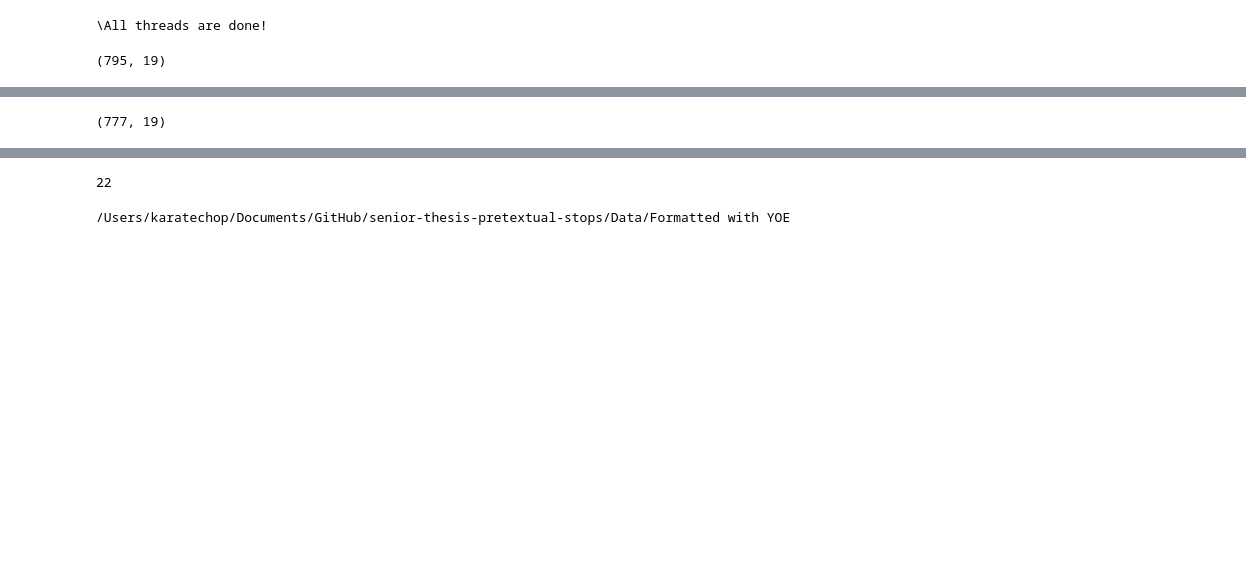
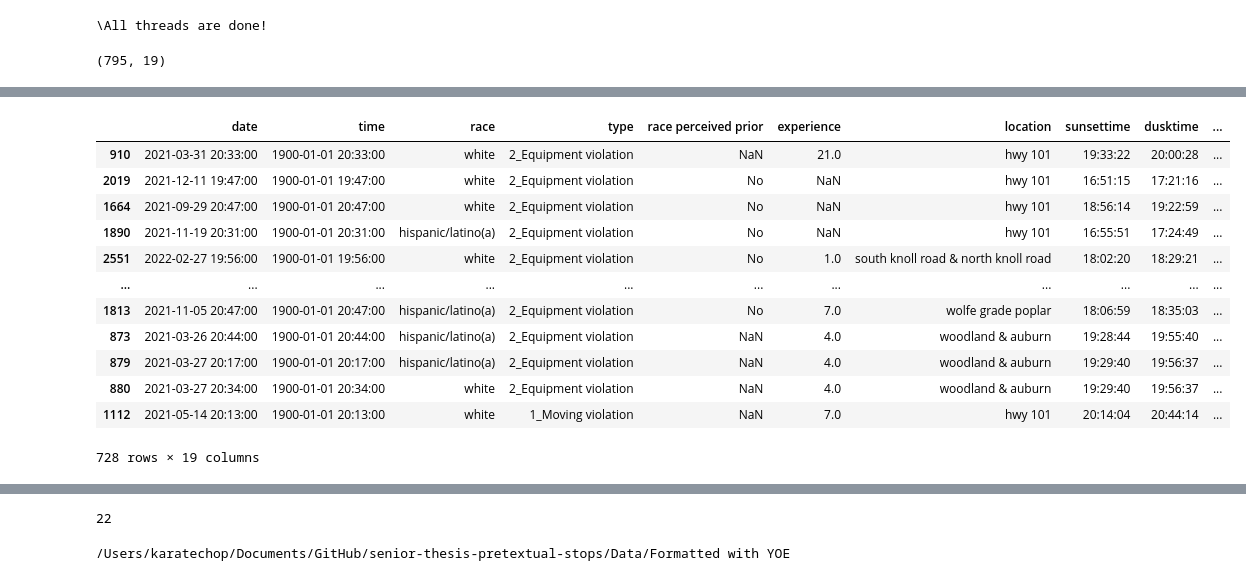
Before and after one commit to kch0p/senior-thesis-pretextual-stops, a Jupyter notebook: Notebooks/Novel/YOE GEOCODING.ipynb, the cells around one changed output, grey strips where cells are left out. Saved outputs shown, nothing was run; the diff lists cells and outputs as text; code cells hidden in the pictures; blank space fills up the shorter version.

```diff
--- a/Notebooks/Novel/YOE GEOCODING.ipynb
+++ b/Notebooks/Novel/YOE GEOCODING.ipynb
@@ -371,25 +382,39 @@ marin_zips = [i for i in marin_zips['zip']]
 # %%
+MARIN_lat_lon = pd.concat([MARIN1,MARIN2,MARIN3,MARIN4])
+
 marin_zips = pd.read_csv('marin_zips - Sheet1.csv')
 marin_zips['zip'] = marin_zips['ZIP Code'].str[-5:]
 marin_zips = [i for i in marin_zips['zip']]
 
-MARIN_lat_lon = MARIN_lat_lon[MARIN_lat_lon[['neighborhood','zip','coords','gmap address']].notna()]
+MARIN_lat_lon = MARIN_lat_lon[MARIN_lat_lon['zip'].notna()]
 
 MARIN_lat_lon.loc[(MARIN_lat_lon['gmap address']=='US-101, United States')|
                   (MARIN_lat_lon['gmap address']=='Bridgeway, Sausalito, CA 94965, USA'),'zip'] = '94965'
 
 MARIN_lat_lon.loc[MARIN_lat_lon['gmap address']=='California\'s 37th Congressional District, CA, USA','zip'] = '94904'
 MARIN_lat_lon.loc[MARIN_lat_lon['zip']=='United States','zip'] = '94920'
 
 MARIN_lat_lon.loc[(MARIN_lat_lon['zip'].str.len()<5) |
                   (MARIN_lat_lon['zip'].str.len()>5),'zip'] = MARIN_lat_lon['gmap address'].str[-10:-5]
 
 MARIN_lat_lon.loc[MARIN_lat_lon['zip'].str[0]!='9','zip'] = '94939'
 
 
 MARIN_lat_lon = MARIN_lat_lon[MARIN_lat_lon['zip'].isin(marin_zips)]
 
 
-MARIN_lat_lon.shape
+MARIN_lat_lon
 # %% [output]
+|  | date | time | race | type | race perceived prior | experience | location | sunsettime | dusktime | ... |
+| 910 | 2021-03-31 20:33:00 | 1900-01-01 20:33:00 | white | 2_Equipment violation | NaN | 21.0 | hwy 101 | 19:33:22 | 20:00:28 | ... |
+| 2019 | 2021-12-11 19:47:00 | 1900-01-01 19:47:00 | white | 2_Equipment violation | No | NaN | hwy 101 | 16:51:15 | 17:21:16 | ... |
+| 1664 | 2021-09-29 20:47:00 | 1900-01-01 20:47:00 | white | 2_Equipment violation | No | NaN | hwy 101 | 18:56:14 | 19:22:59 | ... |
+| 1890 | 2021-11-19 20:31:00 | 1900-01-01 20:31:00 | hispanic/latino(a) | 2_Equipment violation | No | NaN | hwy 101 | 16:55:51 | 17:24:49 | ... |
+| 2551 | 2022-02-27 19:56:00 | 1900-01-01 19:56:00 | white | 2_Equipment violation | No | 1.0 | south knoll road & north knoll road | 18:02:20 | 18:29:21 | ... |
+| ... | ... | ... | ... | ... | ... | ... | ... | ... | ... | ... |
+| 1813 | 2021-11-05 20:47:00 | 1900-01-01 20:47:00 | hispanic/latino(a) | 2_Equipment violation | No | 7.0 | wolfe grade poplar | 18:06:59 | 18:35:03 | ... |
+| 873 | 2021-03-26 20:44:00 | 1900-01-01 20:44:00 | hispanic/latino(a) | 2_Equipment violation | NaN | 4.0 | woodland & auburn | 19:28:44 | 19:55:40 | ... |
+| 879 | 2021-03-27 20:17:00 | 1900-01-01 20:17:00 | hispanic/latino(a) | 2_Equipment violation | NaN | 4.0 | woodland & auburn | 19:29:40 | 19:56:37 | ... |
+| 880 | 2021-03-27 20:34:00 | 1900-01-01 20:34:00 | white | 2_Equipment violation | NaN | 4.0 | woodland & auburn | 19:29:40 | 19:56:37 | ... |
+| 1112 | 2021-05-14 20:13:00 | 1900-01-01 20:13:00 | white | 1_Moving violation | NaN | 7.0 | hwy 101 | 20:14:04 | 20:44:14 | ... |
-(777, 19)
+728 rows × 19 columns
```
Also changed, not shown: parts of 3 cells of this notebook, 6 other files.
